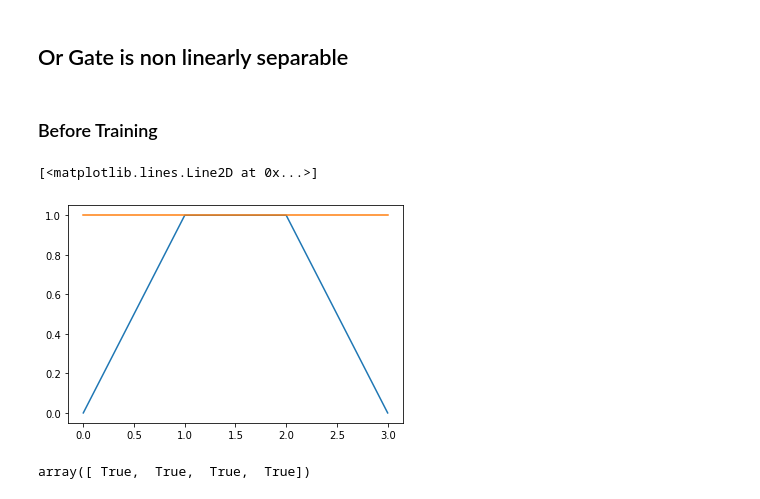
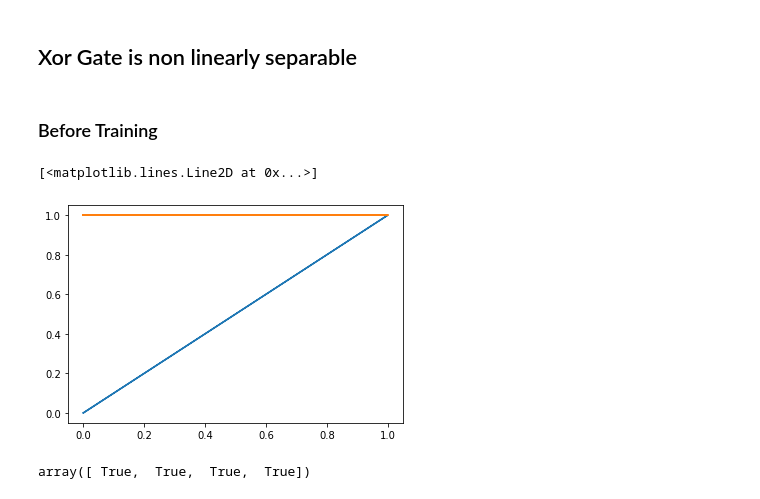
Before and after one commit to SidharthArya/Deep_Learning_Class_Manit, a Jupyter notebook: Assignments/003_Kernel_Function_to_fit_non_linearly_separable.ipynb, the cells around one changed output. Cells and saved outputs as stored; diff of their text form; code cells hidden in the pictures.

Commit message:
XOR Kernel Function

```diff
--- a/Assignments/003_Kernel_Function_to_fit_non_linearly_separable.ipynb
+++ b/Assignments/003_Kernel_Function_to_fit_non_linearly_separable.ipynb
@@ -57,7 +57,7 @@ class Perceptron:
       self.bias = self.bias - self.alpha*delta
       #print(self.weights, self.bias)
 # %% [markdown]
-## Or Gate is non linearly separable
+## Xor Gate is non linearly separable
 # %%
 X = np.array([[0,0],
      [0,1],
@@ -75,11 +75,11 @@ perceptron = Perceptron(features=1)
 ### Before Training
 # %%
 
-plt.plot(kernel_function([X[:,0],X[:,1]]))
-plt.plot(perceptron.predict(kernel_function([X[:,0],X[:,1]])))
+plt.plot(kernel_function([X[:,0],X[:,1]]),Y)
+plt.plot(kernel_function([X[:,0],X[:,1]]), perceptron.predict(kernel_function([X[:,0],X[:,1]])))
 # %% [output]
 [<matplotlib.lines.Line2D at 0x...>]
-[figure, old version]
+[figure, new version]
 # %%
 perceptron.predict(np.array(kernel_function([X[:,0],X[:,1]])))
 # %% [output]
```
Also changed, not shown: parts of 8 cells of this notebook.
